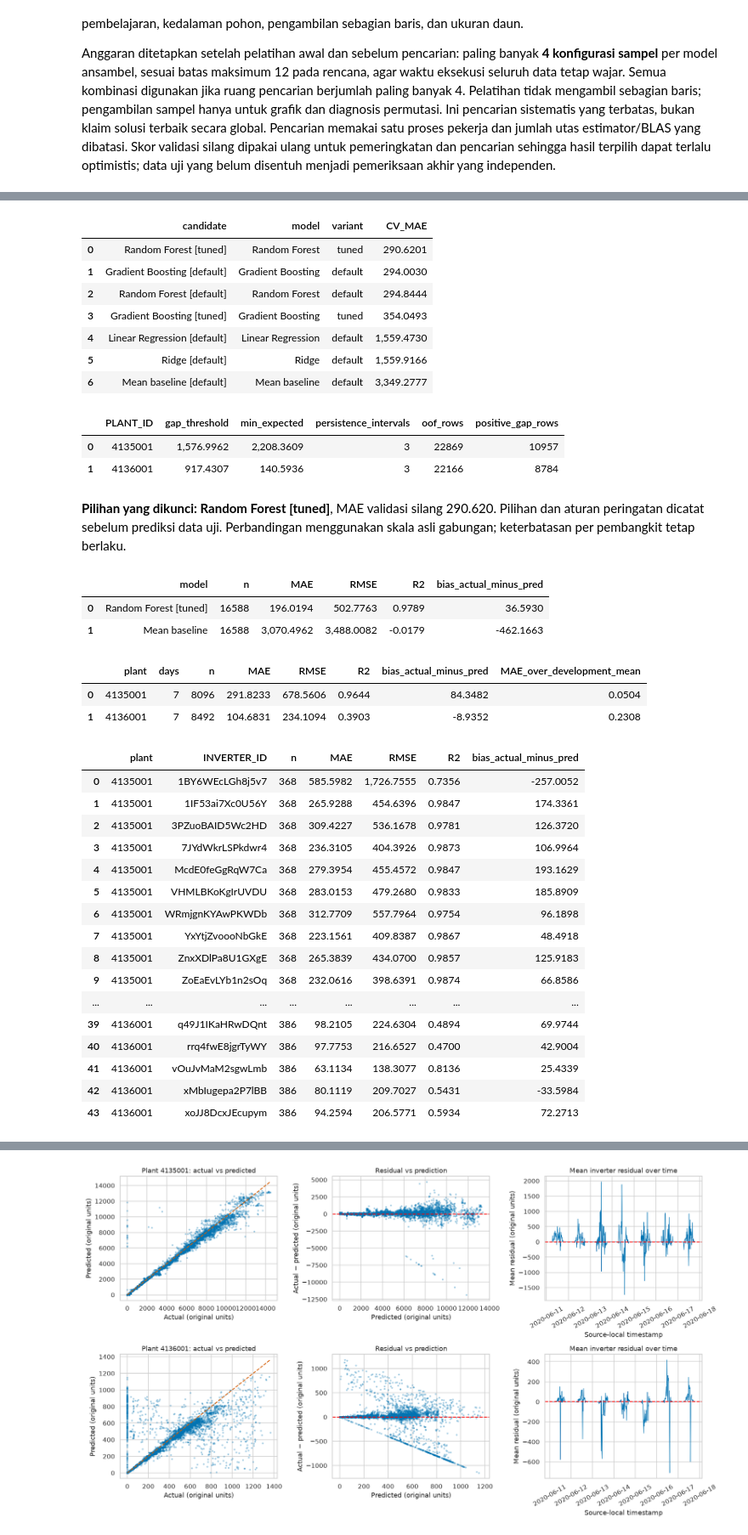
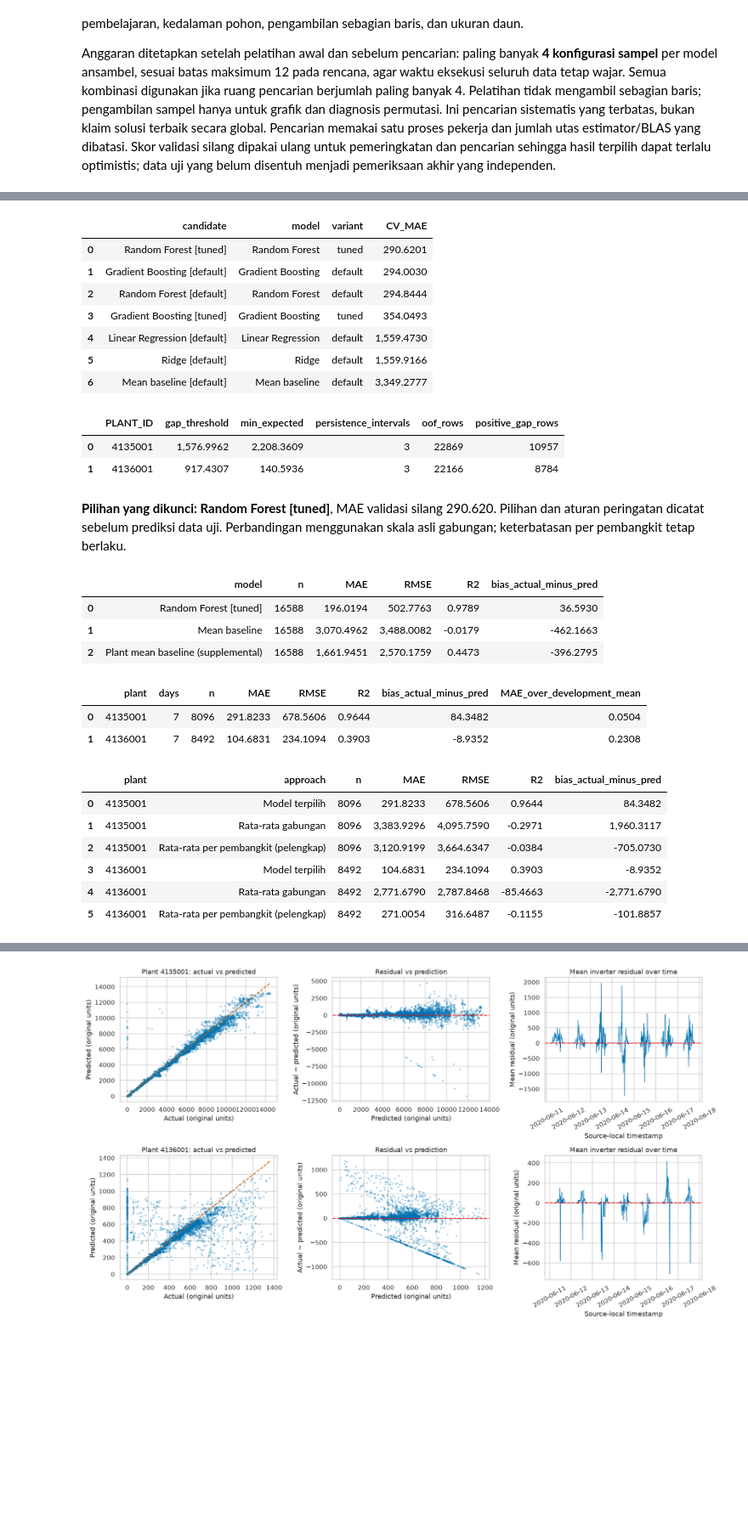
Before and after one commit to Universitas-Cakrawala/solarguard-predictive-maintenance, a Jupyter notebook: SolarGuard.ipynb, the cells around one changed output, grey strips where cells are left out. Shown at 85% size. Drawn from its saved outputs; the diff is of its cells as text; code cells hidden in the pictures; blank space fills up the shorter version.

```diff
--- a/SolarGuard.ipynb
+++ b/SolarGuard.ipynb
@@ -855,9 +932,11 @@ for name in selected:
     idx = search.best_index_
     base = ranking.set_index('model').loc[name]
     tuned_mae = -results.loc[idx, 'mean_test_mae']
+    best_fold_mae = np.array([-results.loc[idx, f'split{k}_test_mae'] for k in range(len(cv_splits))])
     tuning_rows.append({'model': name, 'configurations': budget, 'folds': len(cv_splits),
         'default_CV_MAE': base.CV_MAE, 'tuned_CV_MAE': tuned_mae,
-        'tuned_CV_MAE_SD': results.loc[idx, 'std_test_mae'],
+        'tuned_CV_MAE_SD': best_fold_mae.std(ddof=1),
+        'SD_ddof': 1,
         'tuned_CV_RMSE': -results.loc[idx, 'mean_test_rmse'],
         'tuned_CV_R2': results.loc[idx, 'mean_test_r2'],
         'MAE_improvement': base.CV_MAE - tuned_mae,
@@ -866,6 +945,22 @@ for name in selected:
     print(f'Best CV MAE {tuned_mae:.3f}; runtime {elapsed:.1f}s', flush=True)
 tuning = pd.DataFrame(tuning_rows)
 show_table(tuning, 'default_vs_tuned')
+paired_rows = []
+for name in selected:
+    search = searches[name]
+    result = pd.DataFrame(search.cv_results_).loc[search.best_index_]
+    for k, base in enumerate(default_folds.loc[default_folds.model.eq(name)].sort_values('fold').itertuples()):
+        paired_rows.append({'model': name, 'fold': k + 1, 'default_MAE': base.MAE,
+            'tuned_MAE': -result[f'split{k}_test_mae'],
+            'MAE_reduction_default_minus_tuned': base.MAE + result[f'split{k}_test_mae']})
+paired_tuning = pd.DataFrame(paired_rows)
+show_table(paired_tuning, 'paired_default_vs_tuned_folds')
+note('**Penjelasan statistik:** selisih berpasangan memakai lipatan identik; nilai positif berarti '
+     'penyetelan menurunkan MAE pada lipatan tersebut. Simpangan baku tabel memakai ddof=1 '
+     'untuk pengaturan awal dan hasil penyetelan. Kolom std_test_mae pada berkas mentah '
+     'cv_results_ tetap mengikuti sklearn (ddof=0), sehingga tidak dibandingkan langsung '
+     'dengan simpangan baku tabel. Lima lipatan yang bergantung tidak mendukung klaim '
+     'signifikansi atau interval kepercayaan independen dari tabel ini.')
 fig, ax = plt.subplots(figsize=(10, 4))
 tuning.set_index('model')[['default_CV_MAE', 'tuned_CV_MAE']].plot.bar(ax=ax)
 ax.set(title='Default vs tuned on identical development folds', xlabel='Selected models',
@@ -939,6 +1050,20 @@ lock = {'selected': chosen['candidate'], 'selected_CV_MAE': float(chosen['CV_MAE
     'seed': SEED, 'parameters': chosen_pipe.named_steps['model'].get_params(),
     'thresholds': threshold_rows, 'locked_before_test_prediction': True,
     'utc_lock_time': datetime.now(timezone.utc).isoformat()}
+lock['evaluation_status'] = 'reproduction_after_test_exposure'
+lock['supplemental_baseline_used_for_selection'] = False
+initial_lock_path = OUT / 'initial_selection_lock.json'
+if initial_lock_path.exists():
+    original_lock = json.loads(initial_lock_path.read_text())
+    assert chosen['candidate'] == original_lock['selected'], 'Original selection must remain unchanged'
+    assert FEATURES == original_lock['features']
+    assert {k: v for k, v in lock['parameters'].items() if k != 'n_jobs'} == {
+        k: v for k, v in original_lock['parameters'].items() if k != 'n_jobs'}
+    for original, current in zip(original_lock['thresholds'], threshold_rows):
+        assert original['PLANT_ID'] == current['PLANT_ID']
+        assert np.isclose(original['gap_threshold'], current['gap_threshold'])
+        assert np.isclose(original['min_expected'], current['min_expected'])
+    lock['original_lock_time'] = original_lock['utc_lock_time']
 (OUT / 'selection_lock.json').write_text(json.dumps(lock, indent=2, default=str))
 note(f'**Pilihan yang dikunci: {chosen["candidate"]}**, MAE validasi silang {chosen["CV_MAE"]:,.3f}. '
      'Pilihan dan aturan peringatan dicatat sebelum prediksi data uji. '
@@ -950,12 +1075,17 @@ X_test, y_test = test[FEATURES], test.DC_POWER
 pred_final = final_model.predict(X_test)
 baseline_final = clone(baseline_pipe).fit(X_dev, y_dev)
 pred_baseline = baseline_final.predict(X_test)
+plant_baseline_final = clone(plant_baseline).fit(X_dev, y_dev)
+pred_plant_baseline = plant_baseline_final.predict(X_test)
 final_scores = pd.DataFrame([
     {'model': chosen['candidate'], **metrics(y_test, pred_final)},
-    {'model': 'Mean baseline', **metrics(y_test, pred_baseline)}])
+    {'model': 'Mean baseline', **metrics(y_test, pred_baseline)},
+    {'model': 'Plant mean baseline (supplemental)', **metrics(y_test, pred_plant_baseline)}])
 show_table(final_scores, 'final_test_metrics')
 test_report = test[['PLANT_ID', 'INVERTER_ID', 'DATE_TIME', 'DATE', 'IRRADIATION']].copy()
 test_report['actual'], test_report['predicted'] = y_test.to_numpy(), pred_final
+test_report['baseline_global'] = pred_baseline
+test_report['baseline_per_plant'] = pred_plant_baseline
 test_report['residual'] = test_report.actual - test_report.predicted
 test_report['abs_error'] = test_report.residual.abs()
 test_report['gap'] = -test_report.residual
@@ -970,52 +1100,53 @@ for plant, idx in test_report.groupby('PLANT_ID').indices.items():
     m['MAE_over_development_mean'] = m['MAE'] / plant_means.loc[plant]
     plant_scores.append({'plant': plant, 'days': part.DATE.nunique(), **m})
 show_table(pd.DataFrame(plant_scores), 'final_test_by_plant')
+plant_comparison = []
+for plant, part in test_report.groupby('PLANT_ID'):
+    for label, column in [('Model terpilih', 'predicted'), ('Rata-rata gabungan', 'baseline_global'),
+                          ('Rata-rata per pembangkit (pelengkap)', 'baseline_per_plant')]:
+        plant_comparison.append({'plant': plant, 'approach': label, **metrics(part.actual, part[column])})
+show_table(pd.DataFrame(plant_comparison), 'final_test_baseline_comparison_by_plant')
 for column in ['INVERTER_ID', 'hour', 'irradiation_band', 'DATE']:
     rows = []
     for key, part in test_report.groupby(['PLANT_ID', column], observed=True):
         rows.append({'plant': key[0], column: key[1], **metrics(part.actual, part.predicted)})
     table = pd.DataFrame(rows)
     show_table(table, 'final_error_by_' + column.lower())
 test_report.to_csv(OUT / 'final_test_predictions.csv', index=False)
 test_gain = 100 * (final_scores.iloc[1].MAE - final_scores.iloc[0].MAE) / final_scores.iloc[1].MAE
-note(f'**Pengujian akhir independen:** MAE model terpilih {final_scores.iloc[0].MAE:,.3f}, '
+plant_baseline_gain = 100 * (1 - final_scores.iloc[0].MAE / final_scores.iloc[2].MAE)
+note(f'**Reproduksi hasil test dan pembanding pelengkap:** MAE model terpilih {final_scores.iloc[0].MAE:,.3f}, '
      f'RMSE {final_scores.iloc[0].RMSE:,.3f}, R² {final_scores.iloc[0].R2:.4f}; '
-     f'penurunan MAE terhadap model acuan rata-rata {test_gain:.2f}%. '
+     f'penurunan MAE terhadap model acuan rata-rata gabungan {test_gain:.2f}%, '
+     f'dan terhadap rata-rata per pembangkit {plant_baseline_gain:.2f}%. '
+     'Pembanding per pembangkit ditambahkan setelah test diperiksa; hasil ini tidak '
+     'merupakan evaluasi independen baru dan tidak dipakai untuk memilih ulang model. '
      'Nilai ini hanya menggambarkan pengamatan siang pada data uji dari pembangkit yang dikenal. '
      f'Prediksi negatif: {(pred_final < 0).sum():,}; prediksi tidak dibatasi setelah evaluasi.')
 # %% [output]
 |  | candidate | model | variant | CV_MAE |
 | 0 | Random Forest [tuned] | Random Forest | tuned | 290.6201 |
 | 1 | Gradient Boosting [default] | Gradient Boosting | default | 294.0030 |
 | 2 | Random Forest [default] | Random Forest | default | 294.8444 |
 | 3 | Gradient Boosting [tuned] | Gradient Boosting | tuned | 354.0493 |
 | 4 | Linear Regression [default] | Linear Regression | default | 1,559.4730 |
 | 5 | Ridge [default] | Ridge | default | 1,559.9166 |
 | 6 | Mean baseline [default] | Mean baseline | default | 3,349.2777 |
 |  | PLANT_ID | gap_threshold | min_expected | persistence_intervals | oof_rows | positive_gap_rows |
 | 0 | 4135001 | 1,576.9962 | 2,208.3609 | 3 | 22869 | 10957 |
 | 1 | 4136001 | 917.4307 | 140.5936 | 3 | 22166 | 8784 |
 **Pilihan yang dikunci: Random Forest [tuned]**, MAE validasi silang 290.620. Pilihan dan aturan peringatan dicatat sebelum prediksi data uji. Perbandingan menggunakan skala asli gabungan; keterbatasan per pembangkit tetap berlaku.
 |  | model | n | MAE | RMSE | R2 | bias_actual_minus_pred |
 | 0 | Random Forest [tuned] | 16588 | 196.0194 | 502.7763 | 0.9789 | 36.5930 |
 | 1 | Mean baseline | 16588 | 3,070.4962 | 3,488.0082 | -0.0179 | -462.1663 |
+| 2 | Plant mean baseline (supplemental) | 16588 | 1,661.9451 | 2,570.1759 | 0.4473 | -396.2795 |
 |  | plant | days | n | MAE | RMSE | R2 | bias_actual_minus_pred | MAE_over_development_mean |
 | 0 | 4135001 | 7 | 8096 | 291.8233 | 678.5606 | 0.9644 | 84.3482 | 0.0504 |
 | 1 | 4136001 | 7 | 8492 | 104.6831 | 234.1094 | 0.3903 | -8.9352 | 0.2308 |
-|  | plant | INVERTER_ID | n | MAE | RMSE | R2 | bias_actual_minus_pred |
-| 0 | 4135001 | 1BY6WEcLGh8j5v7 | 368 | 585.5982 | 1,726.7555 | 0.7356 | -257.0052 |
-| 1 | 4135001 | 1IF53ai7Xc0U56Y | 368 | 265.9288 | 454.6396 | 0.9847 | 174.3361 |
-| 2 | 4135001 | 3PZuoBAID5Wc2HD | 368 | 309.4227 | 536.1678 | 0.9781 | 126.3720 |
-| 3 | 4135001 | 7JYdWkrLSPkdwr4 | 368 | 236.3105 | 404.3926 | 0.9873 | 106.9964 |
-| 4 | 4135001 | McdE0feGgRqW7Ca | 368 | 279.3954 | 455.4572 | 0.9847 | 193.1629 |
-| 5 | 4135001 | VHMLBKoKgIrUVDU | 368 | 283.0153 | 479.2680 | 0.9833 | 185.8909 |
-| 6 | 4135001 | WRmjgnKYAwPKWDb | 368 | 312.7709 | 557.7964 | 0.9754 | 96.1898 |
-| 7 | 4135001 | YxYtjZvoooNbGkE | 368 | 223.1561 | 409.8387 | 0.9867 | 48.4918 |
-| 8 | 4135001 | ZnxXDlPa8U1GXgE | 368 | 265.3839 | 434.0700 | 0.9857 | 125.9183 |
-| 9 | 4135001 | ZoEaEvLYb1n2sOq | 368 | 232.0616 | 398.6391 | 0.9874 | 66.8586 |
-| ... | ... | ... | ... | ... | ... | ... | ... |
-| 39 | 4136001 | q49J1IKaHRwDQnt | 386 | 98.2105 | 224.6304 | 0.4894 | 69.9744 |
-| 40 | 4136001 | rrq4fwE8jgrTyWY | 386 | 97.7753 | 216.6527 | 0.4700 | 42.9004 |
-| 41 | 4136001 | vOuJvMaM2sgwLmb | 386 | 63.1134 | 138.3077 | 0.8136 | 25.4339 |
-| 42 | 4136001 | xMbIugepa2P7lBB | 386 | 80.1119 | 209.7027 | 0.5431 | -33.5984 |
-| 43 | 4136001 | xoJJ8DcxJEcupym | 386 | 94.2594 | 206.5771 | 0.5934 | 72.2713 |
+|  | plant | approach | n | MAE | RMSE | R2 | bias_actual_minus_pred |
+| 0 | 4135001 | Model terpilih | 8096 | 291.8233 | 678.5606 | 0.9644 | 84.3482 |
+| 1 | 4135001 | Rata-rata gabungan | 8096 | 3,383.9296 | 4,095.7590 | -0.2971 | 1,960.3117 |
+| 2 | 4135001 | Rata-rata per pembangkit (pelengkap) | 8096 | 3,120.9199 | 3,664.6347 | -0.0384 | -705.0730 |
+| 3 | 4136001 | Model terpilih | 8492 | 104.6831 | 234.1094 | 0.3903 | -8.9352 |
+| 4 | 4136001 | Rata-rata gabungan | 8492 | 2,771.6790 | 2,787.8468 | -85.4663 | -2,771.6790 |
+| 5 | 4136001 | Rata-rata per pembangkit (pelengkap) | 8492 | 271.0054 | 316.6487 | -0.1155 | -101.8857 |
```
Also changed, not shown: parts of 11 cells of this notebook, 9 other files.
